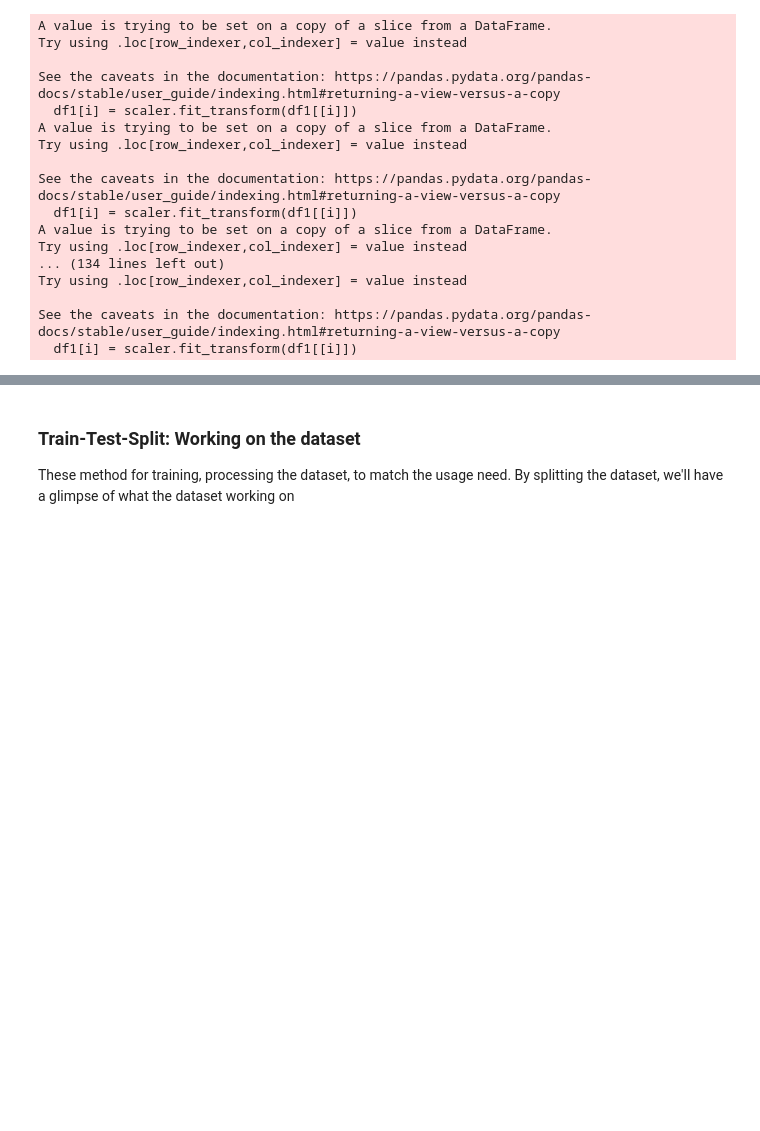
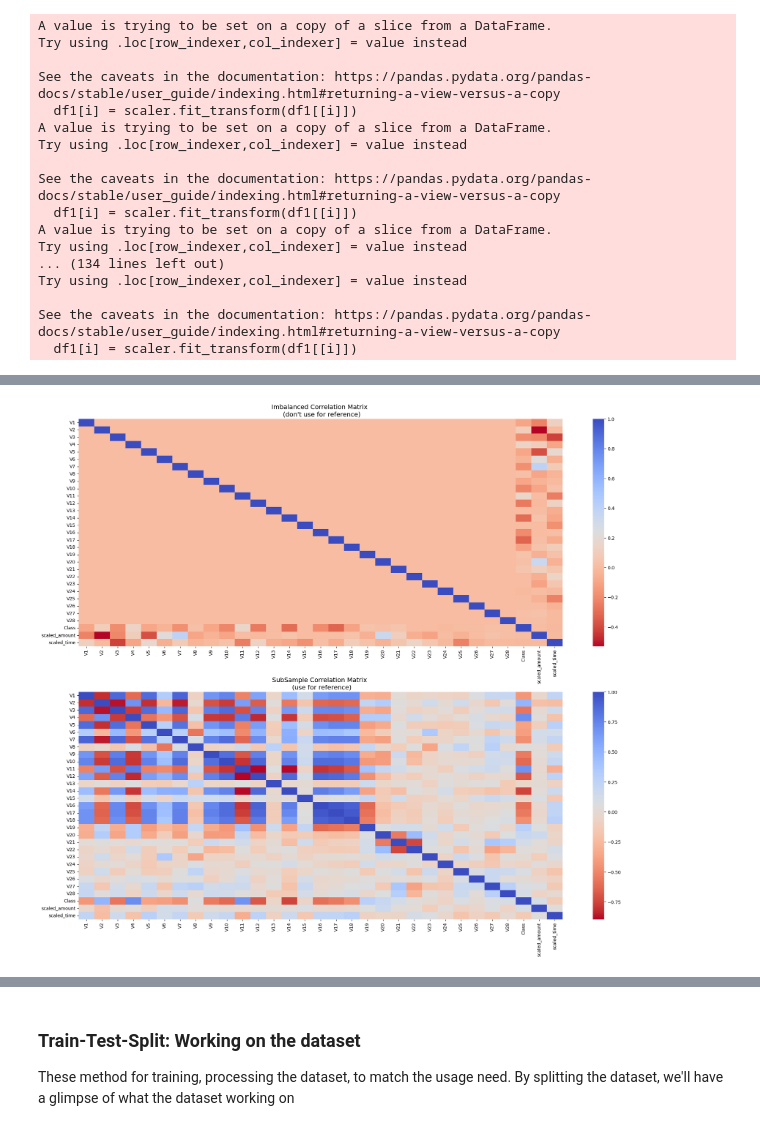
Before and after one commit to andyphan0508/fraud-credit-detection, a Jupyter notebook: Fraud_Credit_Card_With_Imbalance_Data.ipynb, the cells around one changed output, grey strips where cells are left out. Drawn from its saved outputs; the diff is of its cells as text; code cells hidden in the pictures; blank space fills up the shorter version.

Commit message:
Update some plot and adding the function

```diff
--- a/Fraud_Credit_Card_With_Imbalance_Data.ipynb
+++ b/Fraud_Credit_Card_With_Imbalance_Data.ipynb
@@ -154,3 +130,33 @@ Try using .loc[row_indexer,col_indexer] = value instead
 
 See the caveats in the documentation: https://pandas.pydata.org/pandas-docs/stable/user_guide/indexing.html#returning-a-view-versus-a-copy
   df1[i] = scaler.fit_transform(df1[[i]])
+# %%
+# Since most of our data has already been scaled we should scale the columns that are left to scale (Amount and Time)
+from sklearn.preprocessing import StandardScaler, RobustScaler
+
+# RobustScaler is less prone to outliers.
+
+std_scaler = StandardScaler()
+rob_scaler = RobustScaler()
+
+dataset['scaled_amount'] = rob_scaler.fit_transform(dataset['Amount'].values.reshape(-1,1))
+dataset['scaled_time'] = rob_scaler.fit_transform(dataset['Time'].values.reshape(-1,1))
+
+dataset.drop(['Time','Amount'], axis=1, inplace=True)
+# %%
+# Since our classes are highly skewed we should make them equivalent in order to have a normal distribution of the classes.
+
+# Lets shuffle the data before creating the subsamples
+
+df = dataset.sample(frac=1)
+
+# amount of fraud classes 492 rows.
+fraud_df = df.loc[df['Class'] == 1]
+non_fraud_df = df.loc[df['Class'] == 0][:492]
+
+normal_distributed_df = pd.concat([fraud_df, non_fraud_df])
+
+# Shuffle dataframe rows
+new_df = normal_distributed_df.sample(frac=1, random_state=42)
+
+new_df.head()
@@ -156,0 +171,17 @@ See the caveats in the documentation: https://pandas.pydata.org/pandas-docs/stab
+# %%
+# Make sure we use the subsample in our correlation
+
+f, (ax1, ax2) = plt.subplots(2, 1, figsize=(24,20))
+
+# Entire DataFrame
+corr = dataset.corr()
+sns.heatmap(corr, cmap='coolwarm_r', annot_kws={'size':20}, ax=ax1)
+ax1.set_title("Imbalanced Correlation Matrix \n (don't use for reference)", fontsize=14)
+
+
+sub_sample_corr = new_df.corr()
+sns.heatmap(sub_sample_corr, cmap='coolwarm_r', annot_kws={'size':20}, ax=ax2)
+ax2.set_title('SubSample Correlation Matrix \n (use for reference)', fontsize=14)
+plt.show()
+# %% [output]
+[figure, added]
```
Also changed, not shown: parts of 29 cells of this notebook.
